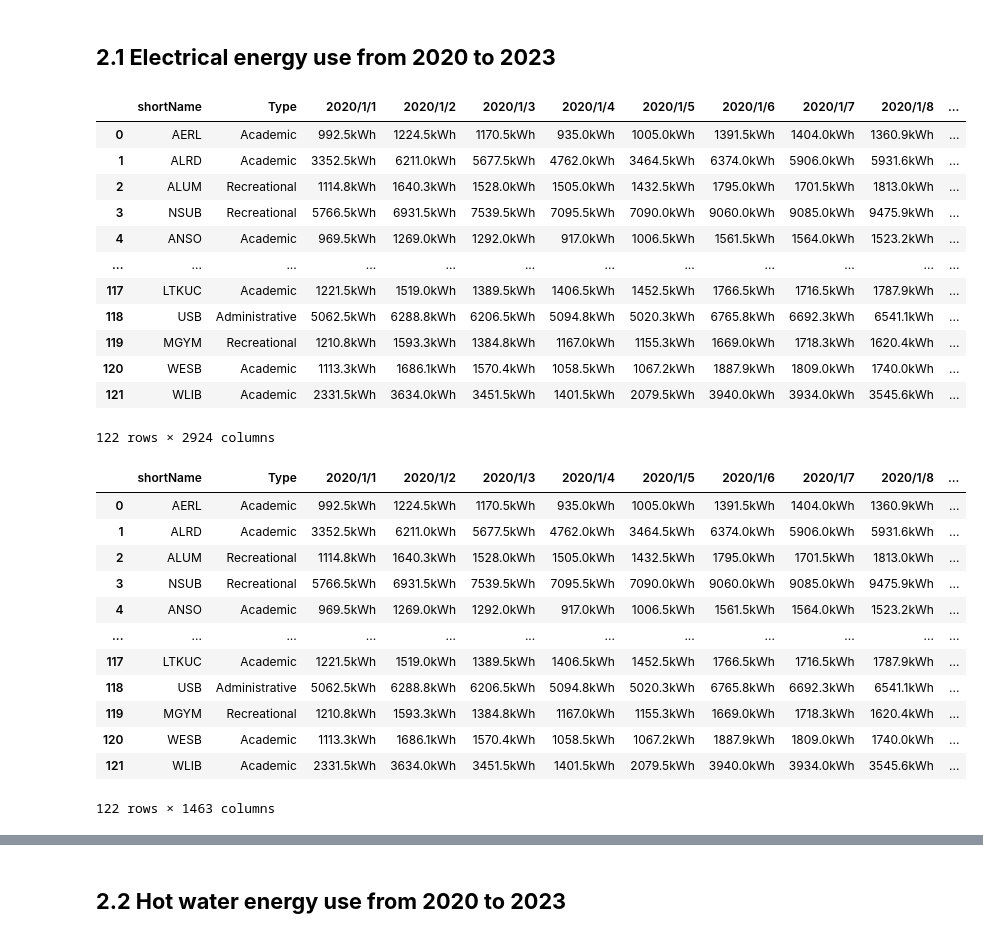
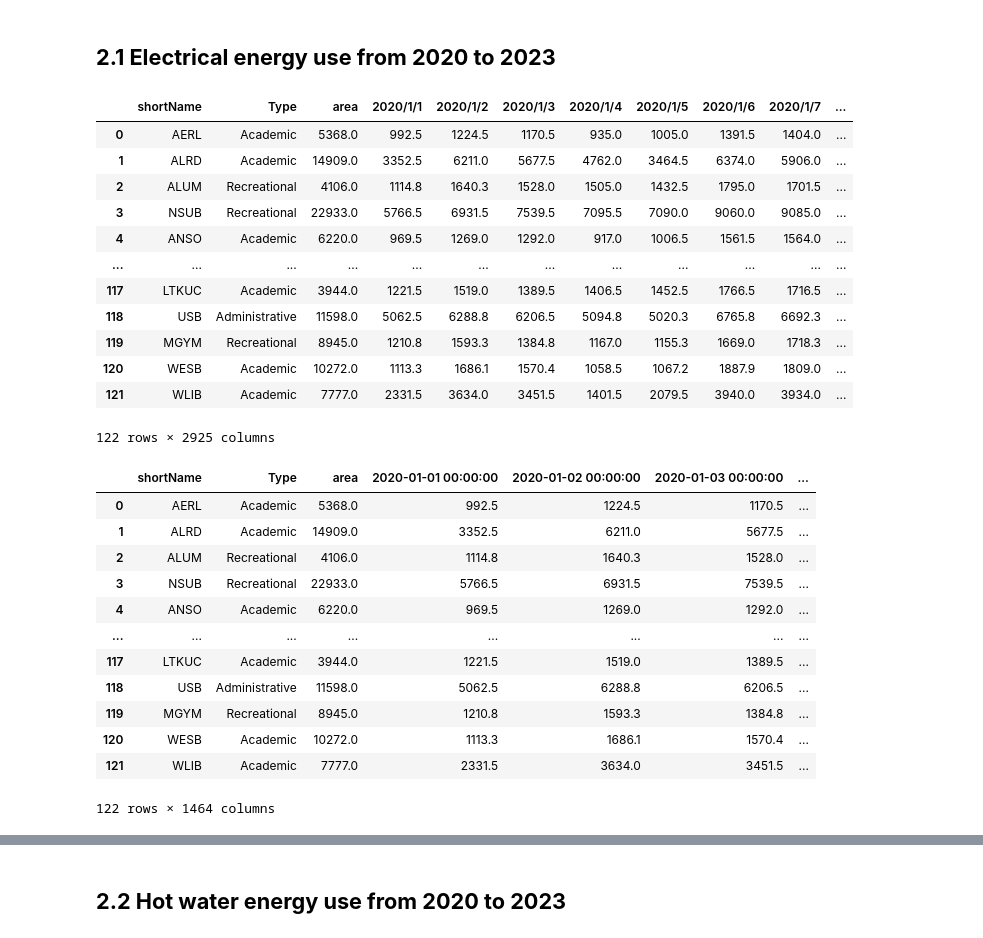
Before and after one commit to Speculatorrr/ECON323-Building-Energy-Analysis, a Jupyter notebook: Final_Project.ipynb, the cells around one changed output, grey strips where cells are left out. Cells and saved outputs as stored; diff of their text form; code cells hidden in the pictures.

```diff
--- a/Final_Project.ipynb
+++ b/Final_Project.ipynb
@@ -55,0 +53,9 @@ df
+# %%
+
+for col in df.columns[6:]:
+    if df[col].dtype == 'object':
+        df[col] = df[col].str.replace(r"[^\d.]", "", regex=True)  #asked gpt how to take the units out
+        df[col] = pd.to_numeric(df[col], errors="coerce")
+
+
+df.head()
@@ -56,5 +70,5 @@ df
 # %%
-df_new = df.drop(["longName","bldgNum","yearBuilt","area","id"],axis=1)
+df_new = df.drop(["longName","bldgNum","yearBuilt","id"],axis=1)
 # %%
 df_new
 # %% [output]
@@ -76,38 +90,44 @@ df_new
 # %% [markdown]
 ## **2.1 Electrical energy use from 2020 to 2023**
 # %%
-df1 = df_new.drop(df_new.columns[2:14], axis=1)
+df1 = df_new.drop(df_new.columns[3:15], axis=1)
 # %%
 df1
 # %% [output]
-|  | shortName | Type | 2020/1/1 | 2020/1/2 | 2020/1/3 | 2020/1/4 | 2020/1/5 | 2020/1/6 | 2020/1/7 | 2020/1/8 | ... |
-| 0 | AERL | Academic | 992.5kWh | 1224.5kWh | 1170.5kWh | 935.0kWh | 1005.0kWh | 1391.5kWh | 1404.0kWh | 1360.9kWh | ... |
-| 1 | ALRD | Academic | 3352.5kWh | 6211.0kWh | 5677.5kWh | 4762.0kWh | 3464.5kWh | 6374.0kWh | 5906.0kWh | 5931.6kWh | ... |
-| 2 | ALUM | Recreational | 1114.8kWh | 1640.3kWh | 1528.0kWh | 1505.0kWh | 1432.5kWh | 1795.0kWh | 1701.5kWh | 1813.0kWh | ... |
-| 3 | NSUB | Recreational | 5766.5kWh | 6931.5kWh | 7539.5kWh | 7095.5kWh | 7090.0kWh | 9060.0kWh | 9085.0kWh | 9475.9kWh | ... |
-| 4 | ANSO | Academic | 969.5kWh | 1269.0kWh | 1292.0kWh | 917.0kWh | 1006.5kWh | 1561.5kWh | 1564.0kWh | 1523.2kWh | ... |
+|  | shortName | Type | area | 2020/1/1 | 2020/1/2 | 2020/1/3 | 2020/1/4 | 2020/1/5 | 2020/1/6 | 2020/1/7 | ... |
+| 0 | AERL | Academic | 5368.0 | 992.5 | 1224.5 | 1170.5 | 935.0 | 1005.0 | 1391.5 | 1404.0 | ... |
+| 1 | ALRD | Academic | 14909.0 | 3352.5 | 6211.0 | 5677.5 | 4762.0 | 3464.5 | 6374.0 | 5906.0 | ... |
+| 2 | ALUM | Recreational | 4106.0 | 1114.8 | 1640.3 | 1528.0 | 1505.0 | 1432.5 | 1795.0 | 1701.5 | ... |
+| 3 | NSUB | Recreational | 22933.0 | 5766.5 | 6931.5 | 7539.5 | 7095.5 | 7090.0 | 9060.0 | 9085.0 | ... |
+| 4 | ANSO | Academic | 6220.0 | 969.5 | 1269.0 | 1292.0 | 917.0 | 1006.5 | 1561.5 | 1564.0 | ... |
 | ... | ... | ... | ... | ... | ... | ... | ... | ... | ... | ... | ... |
-| 117 | LTKUC | Academic | 1221.5kWh | 1519.0kWh | 1389.5kWh | 1406.5kWh | 1452.5kWh | 1766.5kWh | 1716.5kWh | 1787.9kWh | ... |
-| 118 | USB | Administrative | 5062.5kWh | 6288.8kWh | 6206.5kWh | 5094.8kWh | 5020.3kWh | 6765.8kWh | 6692.3kWh | 6541.1kWh | ... |
-| 119 | MGYM | Recreational | 1210.8kWh | 1593.3kWh | 1384.8kWh | 1167.0kWh | 1155.3kWh | 1669.0kWh | 1718.3kWh | 1620.4kWh | ... |
-| 120 | WESB | Academic | 1113.3kWh | 1686.1kWh | 1570.4kWh | 1058.5kWh | 1067.2kWh | 1887.9kWh | 1809.0kWh | 1740.0kWh | ... |
-| 121 | WLIB | Academic | 2331.5kWh | 3634.0kWh | 3451.5kWh | 1401.5kWh | 2079.5kWh | 3940.0kWh | 3934.0kWh | 3545.6kWh | ... |
+| 117 | LTKUC | Academic | 3944.0 | 1221.5 | 1519.0 | 1389.5 | 1406.5 | 1452.5 | 1766.5 | 1716.5 | ... |
+| 118 | USB | Administrative | 11598.0 | 5062.5 | 6288.8 | 6206.5 | 5094.8 | 5020.3 | 6765.8 | 6692.3 | ... |
+| 119 | MGYM | Recreational | 8945.0 | 1210.8 | 1593.3 | 1384.8 | 1167.0 | 1155.3 | 1669.0 | 1718.3 | ... |
+| 120 | WESB | Academic | 10272.0 | 1113.3 | 1686.1 | 1570.4 | 1058.5 | 1067.2 | 1887.9 | 1809.0 | ... |
+| 121 | WLIB | Academic | 7777.0 | 2331.5 | 3634.0 | 3451.5 | 1401.5 | 2079.5 | 3940.0 | 3934.0 | ... |
-122 rows × 2924 columns
+122 rows × 2925 columns
 # %%
-df_EEU = df1.drop(df1.columns[1463:2924], axis=1)
+df_EEU = df1.drop(df1.columns[1464:2925], axis=1)
 # %%
+df_EEU.rename(columns={col: pd.to_datetime(col) for col in df_EEU.columns[3:]}, inplace=True)
+
+#ask gpt how to remove hour:minute:second in column
+#df_EEU.columns = [col.strftime('%Y/%m/%d') if isinstance(col, pd.Timestamp) else col
+#    for col in df_EEU.columns]
+
 df_EEU
 # %% [output]
-|  | shortName | Type | 2020/1/1 | 2020/1/2 | 2020/1/3 | 2020/1/4 | 2020/1/5 | 2020/1/6 | 2020/1/7 | 2020/1/8 | ... |
-| 0 | AERL | Academic | 992.5kWh | 1224.5kWh | 1170.5kWh | 935.0kWh | 1005.0kWh | 1391.5kWh | 1404.0kWh | 1360.9kWh | ... |
-| 1 | ALRD | Academic | 3352.5kWh | 6211.0kWh | 5677.5kWh | 4762.0kWh | 3464.5kWh | 6374.0kWh | 5906.0kWh | 5931.6kWh | ... |
-| 2 | ALUM | Recreational | 1114.8kWh | 1640.3kWh | 1528.0kWh | 1505.0kWh | 1432.5kWh | 1795.0kWh | 1701.5kWh | 1813.0kWh | ... |
-| 3 | NSUB | Recreational | 5766.5kWh | 6931.5kWh | 7539.5kWh | 7095.5kWh | 7090.0kWh | 9060.0kWh | 9085.0kWh | 9475.9kWh | ... |
-| 4 | ANSO | Academic | 969.5kWh | 1269.0kWh | 1292.0kWh | 917.0kWh | 1006.5kWh | 1561.5kWh | 1564.0kWh | 1523.2kWh | ... |
-| ... | ... | ... | ... | ... | ... | ... | ... | ... | ... | ... | ... |
-| 117 | LTKUC | Academic | 1221.5kWh | 1519.0kWh | 1389.5kWh | 1406.5kWh | 1452.5kWh | 1766.5kWh | 1716.5kWh | 1787.9kWh | ... |
-| 118 | USB | Administrative | 5062.5kWh | 6288.8kWh | 6206.5kWh | 5094.8kWh | 5020.3kWh | 6765.8kWh | 6692.3kWh | 6541.1kWh | ... |
-| 119 | MGYM | Recreational | 1210.8kWh | 1593.3kWh | 1384.8kWh | 1167.0kWh | 1155.3kWh | 1669.0kWh | 1718.3kWh | 1620.4kWh | ... |
-| 120 | WESB | Academic | 1113.3kWh | 1686.1kWh | 1570.4kWh | 1058.5kWh | 1067.2kWh | 1887.9kWh | 1809.0kWh | 1740.0kWh | ... |
-| 121 | WLIB | Academic | 2331.5kWh | 3634.0kWh | 3451.5kWh | 1401.5kWh | 2079.5kWh | 3940.0kWh | 3934.0kWh | 3545.6kWh | ... |
+|  | shortName | Type | area | 2020-01-01 00:00:00 | 2020-01-02 00:00:00 | 2020-01-03 00:00:00 | ... |
+| 0 | AERL | Academic | 5368.0 | 992.5 | 1224.5 | 1170.5 | ... |
+| 1 | ALRD | Academic | 14909.0 | 3352.5 | 6211.0 | 5677.5 | ... |
+| 2 | ALUM | Recreational | 4106.0 | 1114.8 | 1640.3 | 1528.0 | ... |
+| 3 | NSUB | Recreational | 22933.0 | 5766.5 | 6931.5 | 7539.5 | ... |
+| 4 | ANSO | Academic | 6220.0 | 969.5 | 1269.0 | 1292.0 | ... |
+| ... | ... | ... | ... | ... | ... | ... | ... |
+| 117 | LTKUC | Academic | 3944.0 | 1221.5 | 1519.0 | 1389.5 | ... |
+| 118 | USB | Administrative | 11598.0 | 5062.5 | 6288.8 | 6206.5 | ... |
+| 119 | MGYM | Recreational | 8945.0 | 1210.8 | 1593.3 | 1384.8 | ... |
+| 120 | WESB | Academic | 10272.0 | 1113.3 | 1686.1 | 1570.4 | ... |
+| 121 | WLIB | Academic | 7777.0 | 2331.5 | 3634.0 | 3451.5 | ... |
-122 rows × 1463 columns
+122 rows × 1464 columns
```
Also changed, not shown: parts of 21 cells of this notebook.
